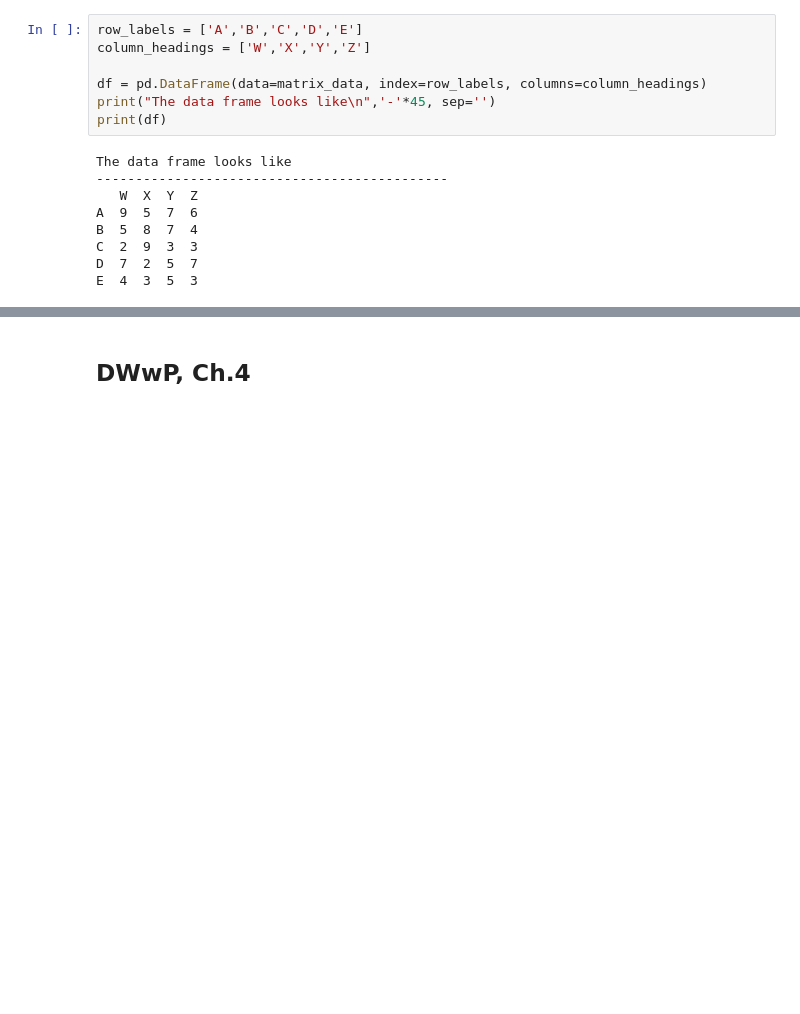
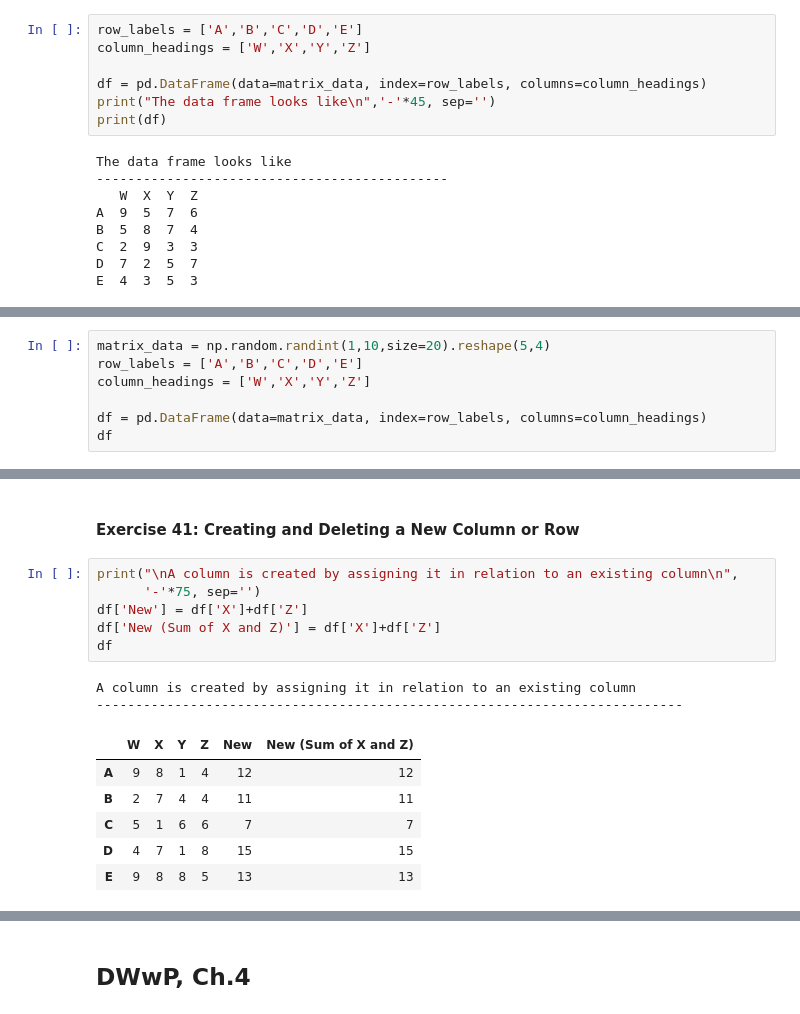
Before and after one commit to ScottBreitbach/DSC540, a Jupyter notebook: Weeks3-4/Notes_Wks3-4.ipynb, the cells around one changed output, grey strips where cells are left out. Drawn from its saved outputs; the diff is of its cells as text; blank space fills up the shorter version.

```diff
--- a/Weeks3-4/Notes_Wks3-4.ipynb
+++ b/Weeks3-4/Notes_Wks3-4.ipynb
@@ -2886,0 +2984,7 @@ E  4  3  5  3
+# %%
+matrix_data = np.random.randint(1,10,size=20).reshape(5,4)
+row_labels = ['A','B','C','D','E']
+column_headings = ['W','X','Y','Z']
+
+df = pd.DataFrame(data=matrix_data, index=row_labels, columns=column_headings)
+df
@@ -2886,0 +3046,17 @@ E  4  3  5  3
+# %% [markdown]
+#### Exercise 41: Creating and Deleting a New Column or Row
+# %%
+print("\nA column is created by assigning it in relation to an existing column\n",
+      '-'*75, sep='')
+df['New'] = df['X']+df['Z']
+df['New (Sum of X and Z)'] = df['X']+df['Z']
+df
+# %% [output]
+A column is created by assigning it in relation to an existing column
+---------------------------------------------------------------------------
+|  | W | X | Y | Z | New | New (Sum of X and Z) |
+| A | 9 | 8 | 1 | 4 | 12 | 12 |
+| B | 2 | 7 | 4 | 4 | 11 | 11 |
+| C | 5 | 1 | 6 | 6 | 7 | 7 |
+| D | 4 | 7 | 1 | 8 | 15 | 15 |
+| E | 9 | 8 | 8 | 5 | 13 | 13 |
```
Also changed, not shown: parts of 17 cells of this notebook.
